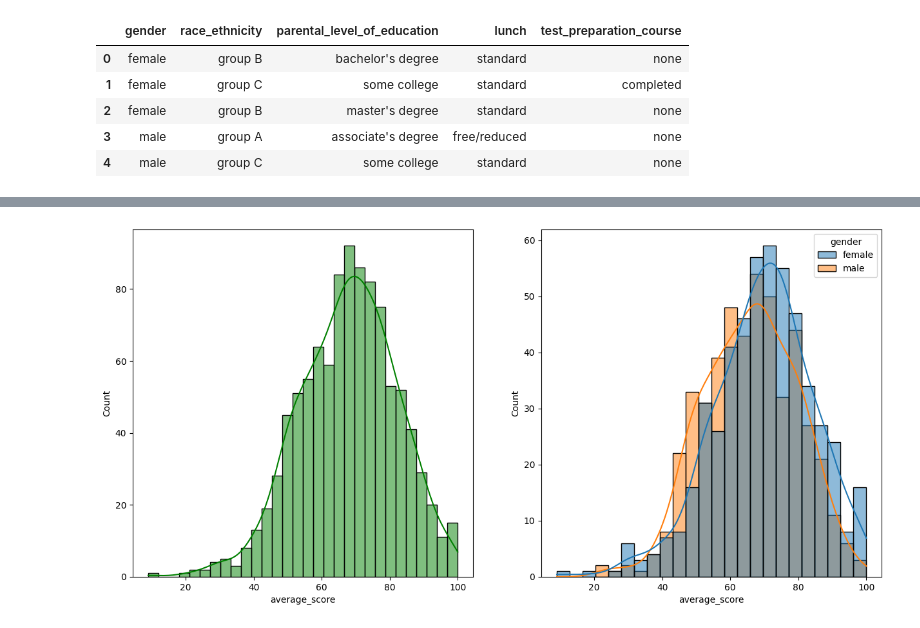
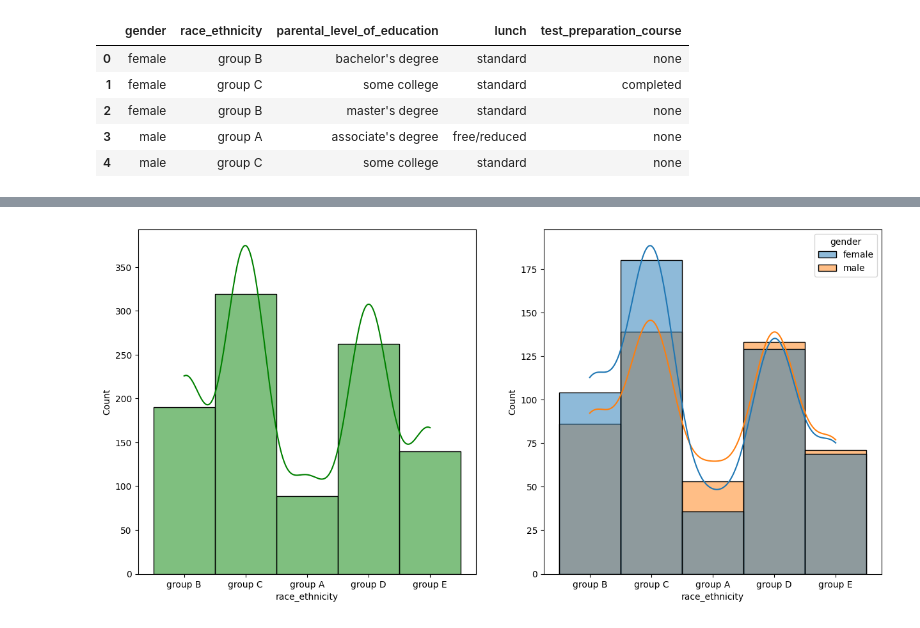
Before and after one commit to alkachauhanr/ML-Project, a Jupyter notebook: notebook/data/EDA studenets.ipynb, the cells around one changed output, grey strips where cells are left out. Saved outputs shown, nothing was run; the diff lists cells and outputs as text; code cells hidden in the pictures.

```diff
--- a/notebook/data/EDA studenets.ipynb
+++ b/notebook/data/EDA studenets.ipynb
@@ -176,9 +224,9 @@ Visualization
 # %%
 fig, axs = plt.subplots(1, 2, figsize=(15, 7))
 plt.subplot(121)
-sns.histplot(data=df,x='average_score',bins=30,kde=True,color='g')
+sns.histplot(data=df,x='race_ethnicity',bins=30,kde=True,color='g')
 plt.subplot(122)
-sns.histplot(data=df,x='average_score',kde=True,hue='gender')
+sns.histplot(data=df,x='race_ethnicity',kde=True,hue='gender')
 plt.show()
 # %% [output]
-[figure, old version]
+[figure, new version]
```
Also changed, not shown: parts of 9 cells of this notebook, 1 other file.
